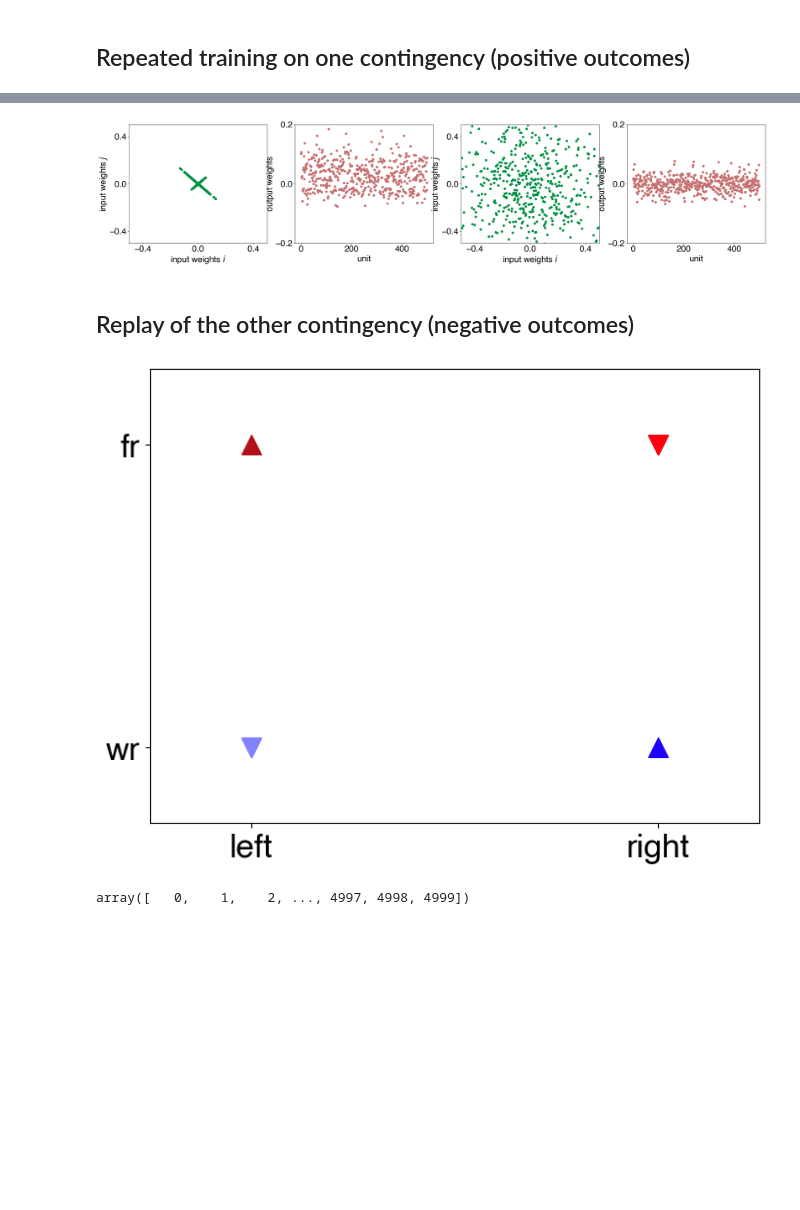
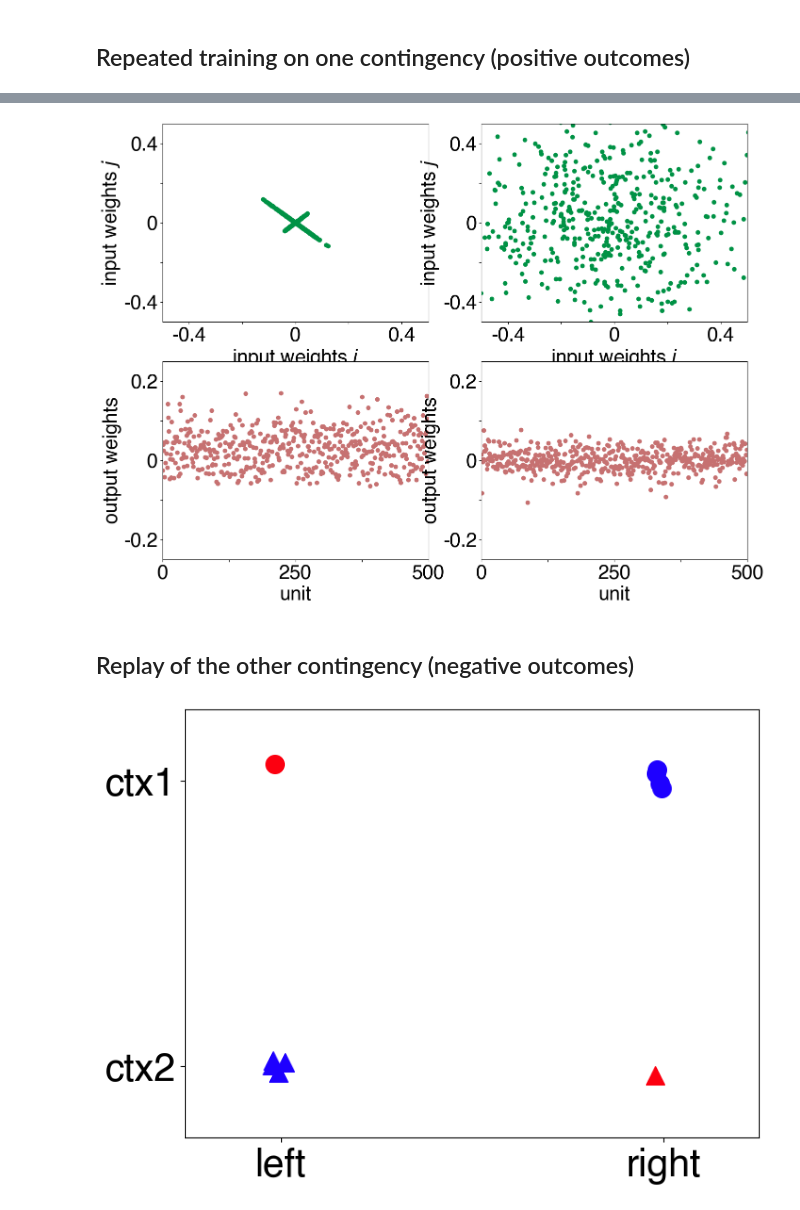
Before and after one commit to vandermeerlab/replay_task_rep, a Jupyter notebook: simulations/Fig2_bev_replay_bias.ipynb, the cells around one changed output, grey strips where cells are left out. Cells and saved outputs as stored; diff of their text form; code cells hidden in the pictures; blank space fills up the shorter version.

```diff
--- a/simulations/Fig2_bev_replay_bias.ipynb
+++ b/simulations/Fig2_bev_replay_bias.ipynb
@@ -4,10 +4,11 @@
 
 import numpy as np
 import torch
+torch.manual_seed(2024)
 
 import matplotlib.pyplot as plt
 import matplotlib
-matplotlib.rcParams.update({'font.size': 24, 'font.family': 'Helvetica', 'text.usetex': False})
+matplotlib.rcParams.update({'font.size': 30, 'font.family': 'Helvetica', 'text.usetex': False})
 %matplotlib inline
 
 from utils.models import MLP
@@ -27,9 +28,11 @@ bev_bias_x1 = np.array ([-1., 1.] * 4 + [-1., 1.],  dtype = np.float32)
 bev_bias_x2 = np.array ([1., -1.] * 4 + [-1., 1.], dtype = np.float32)
 bev_bias_y_np  = np.array ([1., 1.] * 4 + [-1., -1.],dtype = np.float32)
 
-bev_bias_X, bev_bias_y = create_xor_dataset(bev_bias_x1, bev_bias_x2, bev_bias_y_np, n_repeats=1, noise_lev=0.)
+bev_bias_X, bev_bias_y = create_xor_dataset(bev_bias_x1, bev_bias_x2, bev_bias_y_np, n_repeats=1, noise_lev=0.05)
 
-fig, ax = plot_task_rep(bev_bias_X, bev_bias_y, colors=[COLORS['left_fr'], COLORS['right_wr']] * 4 + [COLORS['left_wr'], COLORS['right_fr']], marker_size=100)
+fig, ax = plot_task_rep(bev_bias_X, bev_bias_y,
+                        colors=[COLORS['pos'], COLORS['pos']] * 4 + [COLORS['neg'], COLORS['neg']],
+                        markers=['o', '^'] * 4 + ['^', 'o'])
 fig.set_size_inches((8, 6))
 # fig.savefig("bev_bias_inputs.svg")
 # %% [output]
@@ -66,23 +70,22 @@ fig, ax = plot_var(bev_bias_losses, y_ticks=[0, 0.5, 1], fig_size=(8, 6))
 # %%
-fig, axes = plt.subplots(1, 4)
-fig.set_size_inches(32, 6)
+fig, axes = plt.subplots(2, 2)
+fig.set_size_inches(16, 12)
 
 for m_i, model in enumerate(bev_bias_models):
     for p_i, (name, param) in enumerate(model.named_parameters()):
-        fig_i = m_i*2 + p_i
-        axis = axes[fig_i]
+        axis = axes[p_i, m_i]
 
         if name == 'in_hid.weight':
             in_hid = param.detach().numpy()
             axis = plot_hidden_in(in_hid, axis)
 
         elif name == 'hid_out.weight':
             hid_out = param.detach().numpy()
             axis = plot_hidden_out(hid_out, axis)
 
 # plt.savefig("rich_lazy_learning_bev_bias.svg")
 # %% [output]
-[figure, old version]
+[figure, new version]
 # %% [markdown]
 ## Replay of the other contingency (negative outcomes)
 # %%
@@ -90,13 +93,15 @@ replay_bias_x1 = np.array ([1., -1.] * 4 + [1., -1.], dtype = np.float32)
 replay_bias_x2 = np.array ([1., -1.] * 4 + [-1., 1.], dtype = np.float32)
 replay_bias_y_np  = np.array ([-1., -1.] * 4 + [1., 1.],dtype = np.float32)
 
-replay_bias_X, replay_bias_y = create_xor_dataset(replay_bias_x1, replay_bias_x2, replay_bias_y_np, n_repeats=1, noise_lev=0.)
+replay_bias_X, replay_bias_y = create_xor_dataset(replay_bias_x1, replay_bias_x2, replay_bias_y_np, n_repeats=1, noise_lev=0.05)
 
-fig, ax = plot_task_rep(replay_bias_X, replay_bias_y, colors=[COLORS['right_fr'], COLORS['left_wr']] * 4 + [COLORS['right_wr'], COLORS['left_fr']])
+fig, ax = plot_task_rep(replay_bias_X, replay_bias_y,
+                        colors=[COLORS['neg'], COLORS['neg']] * 4 + [COLORS['pos'], COLORS['pos']],
+                        markers=['o', '^'] * 4 + ['^', 'o'])
 fig.set_size_inches((8, 6))
 # fig.savefig("replay_bias_inputs.svg")
 # %% [output]
-[figure, old version]
+[figure, new version]
 # %%
 replay_bias_models = []
 replay_bias_losses = np.zeros((2, n_runs, n_epochs))
@@ -107,9 +112,5 @@ for m_i, bev_bias_model in enumerate(bev_bias_models):
         loss_per_run, _ = train_MLP(model, replay_bias_X, replay_bias_y, n_epochs=n_epochs, lr=lr)
         replay_bias_losses[m_i, r_i, :] = loss_per_run
     replay_bias_models.append(model)
-# %%
-np.arange(0, 5000)
-# %% [output]
-array([   0,    1,    2, ..., 4997, 4998, 4999])
 # %%
 # Plotting losses after repeated training of one contingency
```
Also changed, not shown: parts of 4 cells of this notebook, 4 other files.
